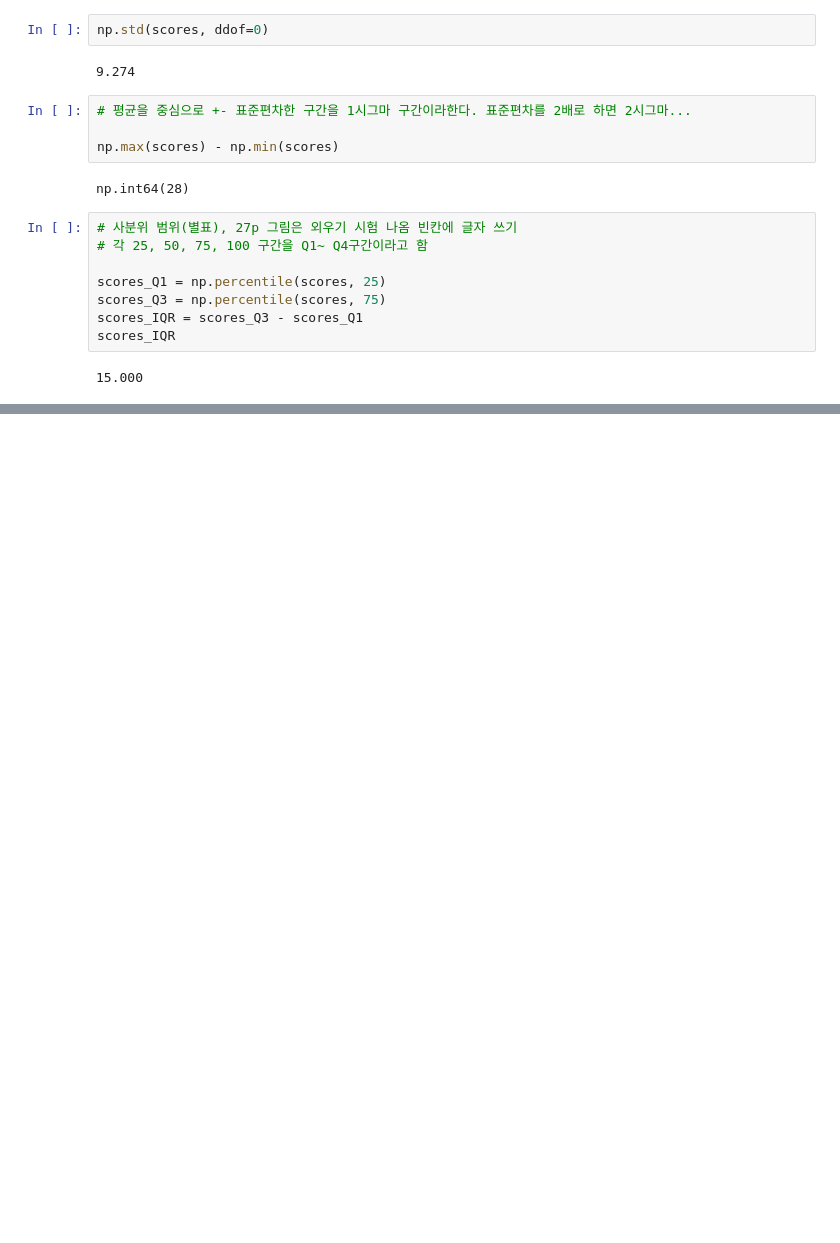
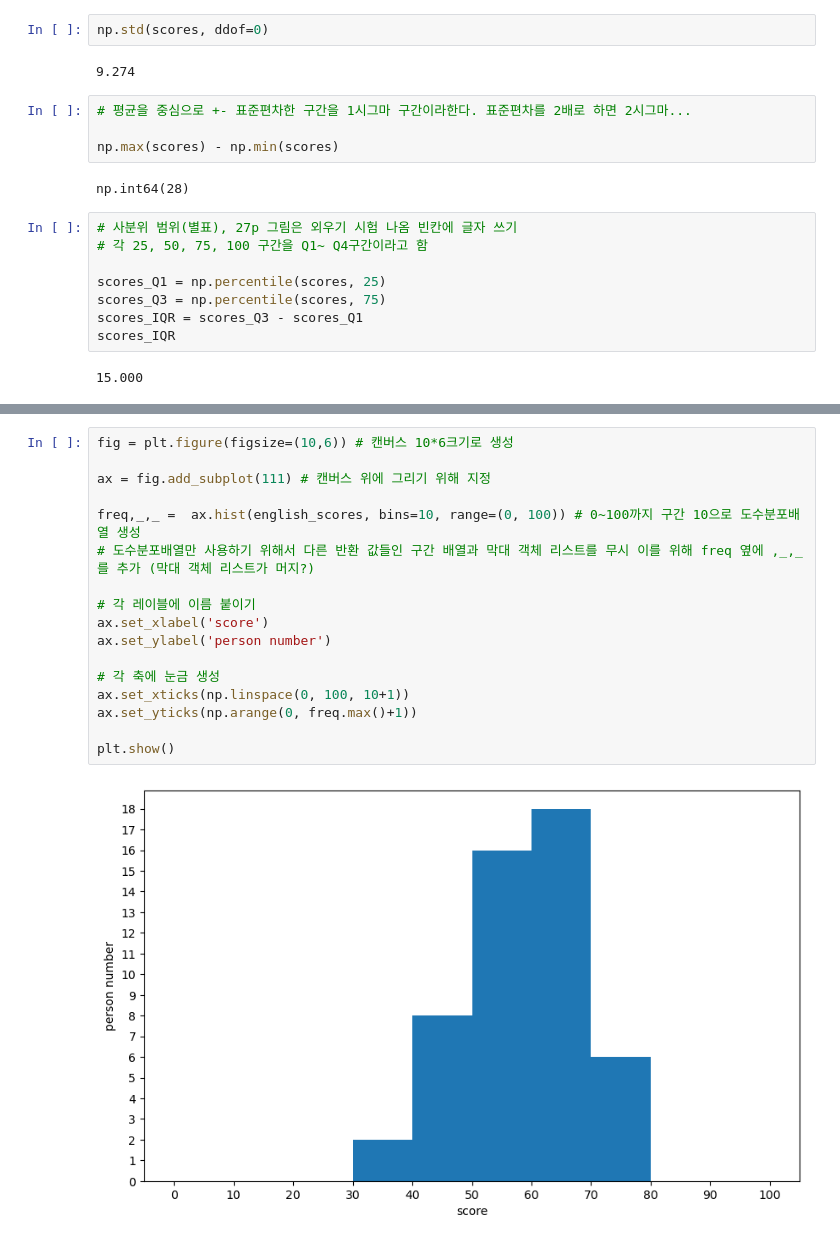
Before and after one commit to zetizom/202110937, a Jupyter notebook: stat_anlysis/ch02.ipynb, the cells around one changed output, grey strips where cells are left out. Saved outputs shown, nothing was run; the diff lists cells and outputs as text; blank space fills up the shorter version.

```diff
--- a/stat_anlysis/ch02.ipynb
+++ b/stat_anlysis/ch02.ipynb
@@ -321,0 +356,19 @@ freq_dist_df
+# %%
+fig = plt.figure(figsize=(10,6)) # 캔버스 10*6크기로 생성
+
+ax = fig.add_subplot(111) # 캔버스 위에 그리기 위해 지정
+
+freq,_,_ =  ax.hist(english_scores, bins=10, range=(0, 100)) # 0~100까지 구간 10으로 도수분포배열 생성
+# 도수분포배열만 사용하기 위해서 다른 반환 값들인 구간 배열과 막대 객체 리스트를 무시 이를 위해 freq 옆에 ,_,_를 추가 (막대 객체 리스트가 머지?)
+
+# 각 레이블에 이름 붙이기
+ax.set_xlabel('score')
+ax.set_ylabel('person number')
+
+# 각 축에 눈금 생성
+ax.set_xticks(np.linspace(0, 100, 10+1))
+ax.set_yticks(np.arange(0, freq.max()+1))
+
+plt.show()
+# %% [output]
+[figure, added]
```
Also changed, not shown: parts of 30 cells of this notebook.
